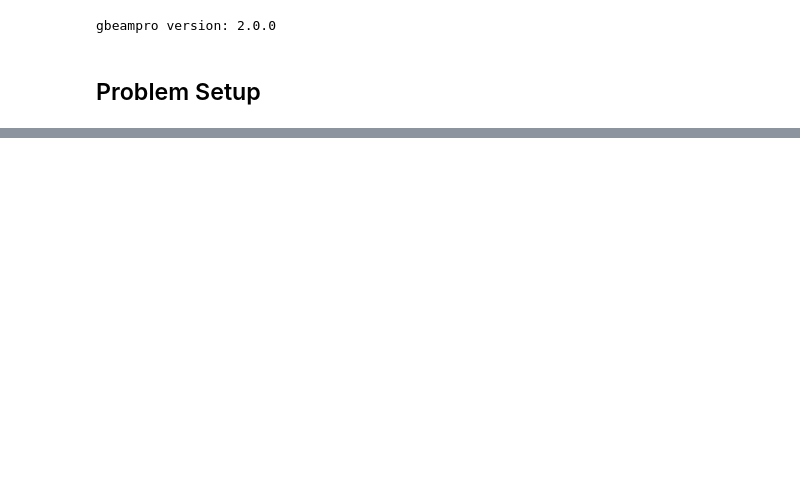
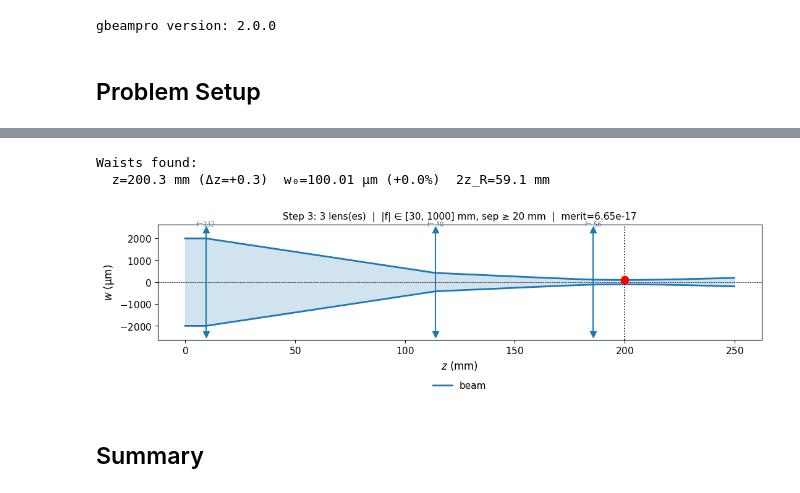
Before and after one commit to akihiko-shimura/gbeampro, a Jupyter notebook: gbeampro/examples/minimum_lens_system.ipynb, the cells around one changed output, grey strips where cells are left out. Drawn from its saved outputs; the diff is of its cells as text; code cells hidden in the pictures; blank space fills up the shorter version.

```diff
--- a/gbeampro/examples/minimum_lens_system.ipynb
+++ b/gbeampro/examples/minimum_lens_system.ipynb
@@ -134,0 +182,13 @@ Operand summary:
+# %%
+r3, n3 = find_minimum_system(
+    beam, operands,
+    lens_type='spherical',
+    max_lenses=5,
+    merit_threshold=1e-3,
+    f_abs_bounds=(30, 1000),
+    min_lens_sep_mm=20.0,
+    algorithm='de',
+    verbose=True,
+)
+print(f'\n→ Minimum: {n3} lens(es),  merit = {r3.merit:.2e}')
+print_specs(r3)
@@ -134,0 +207,9 @@ Operand summary:
+# %%
+sx3, traj3 = plot_result(r3, n3,
+    f'Step 3: {n3} lens(es)  |  |f| ∈ [30, 1000] mm, sep ≥ 20 mm  |  merit={r3.merit:.2e}')
+# %% [output]
+Waists found:
+  z=200.3 mm (Δz=+0.3)  w₀=100.01 µm (+0.0%)  2z_R=59.1 mm
+[figure, added]
+# %% [markdown]
+## Summary
```
Also changed, not shown: parts of 25 cells of this notebook.
